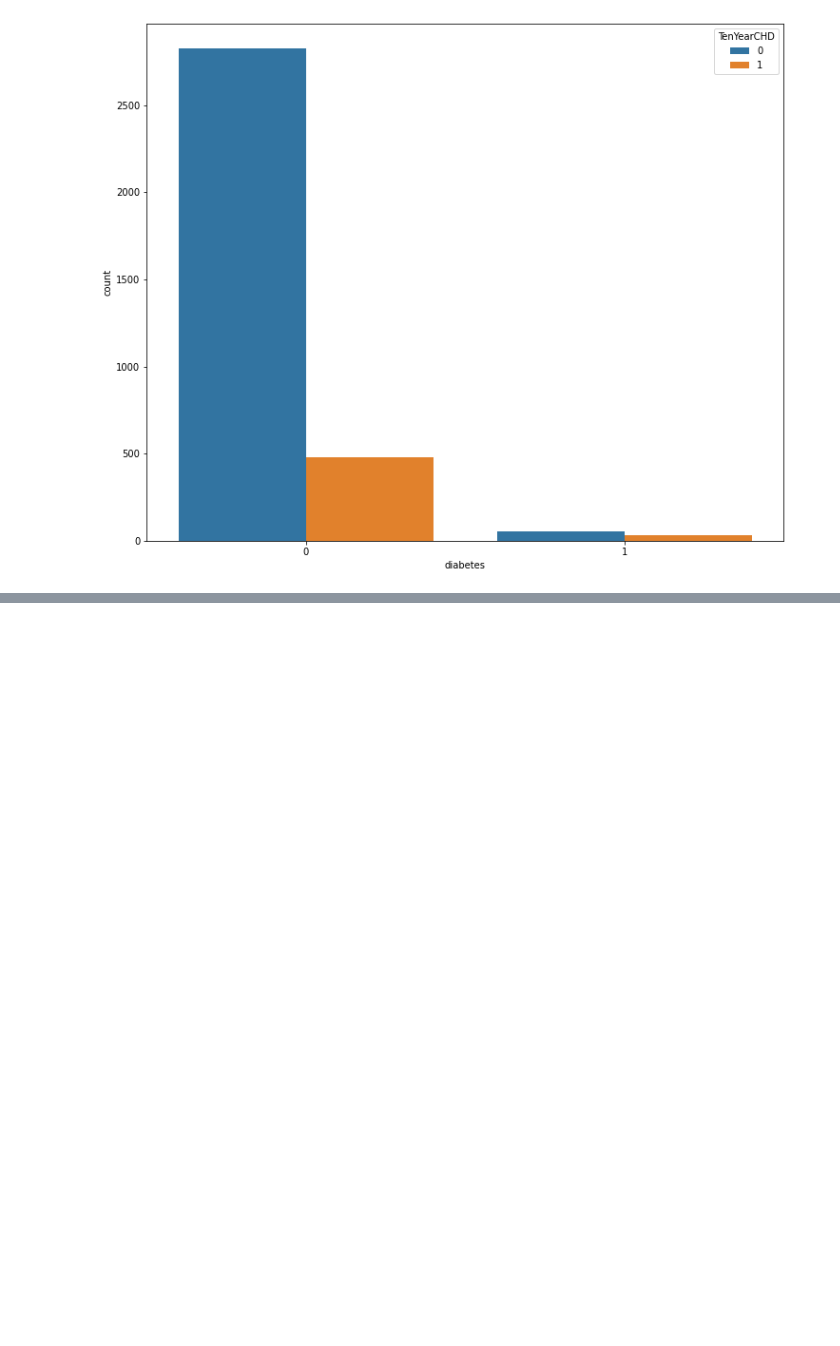
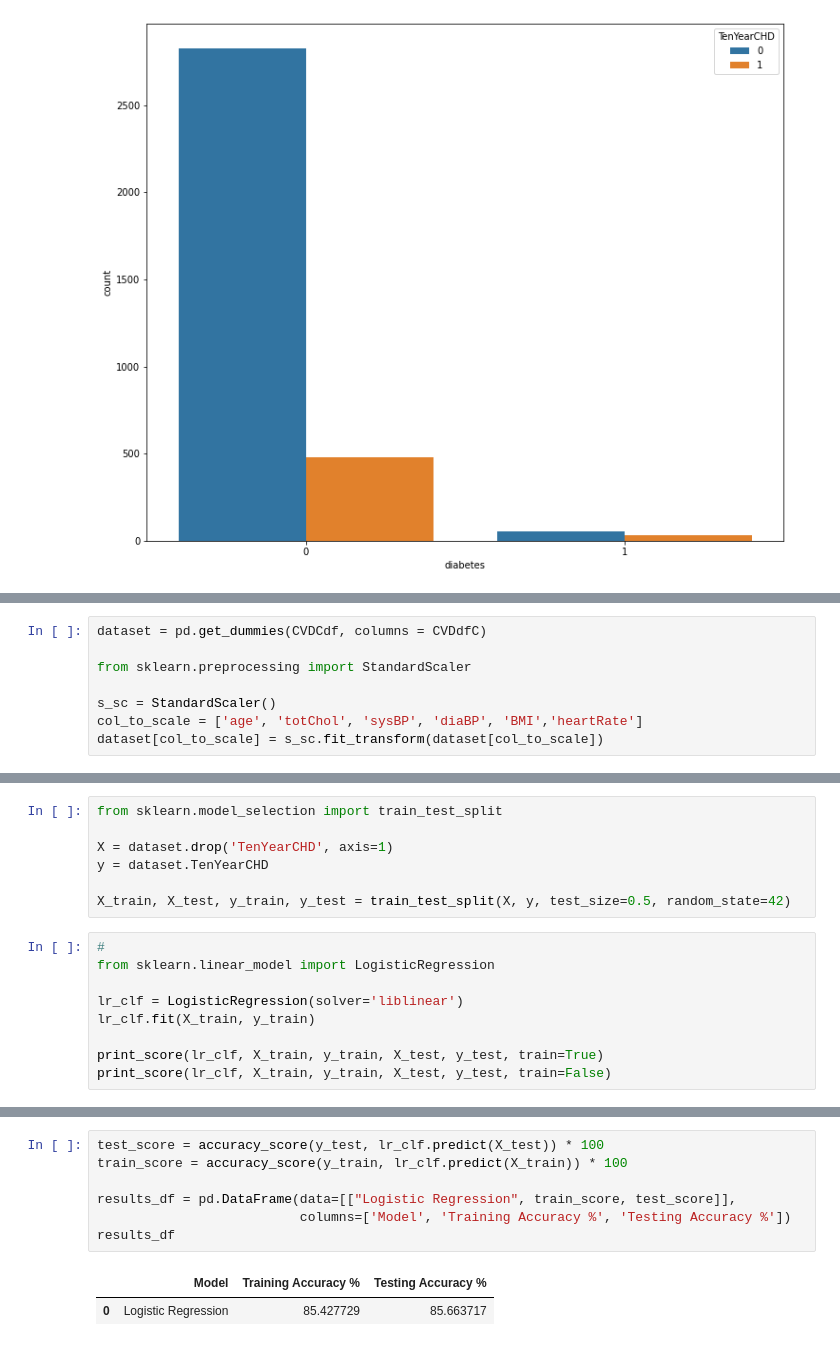
Before and after one commit to DrKamaleshR/CVD-classification, a Jupyter notebook: CVDriskclass.ipynb, the cells around one changed output, grey strips where cells are left out. Cells and saved outputs as stored; diff of their text form; blank space fills up the shorter version.

```diff
--- a/CVDriskclass.ipynb
+++ b/CVDriskclass.ipynb
@@ -266,0 +296,8 @@ for i in CVDdfC:
+# %%
+dataset = pd.get_dummies(CVDCdf, columns = CVDdfC)
+
+from sklearn.preprocessing import StandardScaler
+
+s_sc = StandardScaler()
+col_to_scale = ['age', 'totChol', 'sysBP', 'diaBP', 'BMI','heartRate']
+dataset[col_to_scale] = s_sc.fit_transform(dataset[col_to_scale])
@@ -266,0 +332,16 @@ for i in CVDdfC:
+# %%
+from sklearn.model_selection import train_test_split
+
+X = dataset.drop('TenYearCHD', axis=1)
+y = dataset.TenYearCHD
+
+X_train, X_test, y_train, y_test = train_test_split(X, y, test_size=0.5, random_state=42)
+# %%
+#
+from sklearn.linear_model import LogisticRegression
+
+lr_clf = LogisticRegression(solver='liblinear')
+lr_clf.fit(X_train, y_train)
+
+print_score(lr_clf, X_train, y_train, X_test, y_test, train=True)
+print_score(lr_clf, X_train, y_train, X_test, y_test, train=False)
@@ -266,0 +366,10 @@ for i in CVDdfC:
+# %%
+test_score = accuracy_score(y_test, lr_clf.predict(X_test)) * 100
+train_score = accuracy_score(y_train, lr_clf.predict(X_train)) * 100
+
+results_df = pd.DataFrame(data=[["Logistic Regression", train_score, test_score]],
+                          columns=['Model', 'Training Accuracy %', 'Testing Accuracy %'])
+results_df
+# %% [output]
+|  | Model | Training Accuracy % | Testing Accuracy % |
+| 0 | Logistic Regression | 85.427729 | 85.663717 |
```
Also changed, not shown: parts of 8 cells of this notebook.
